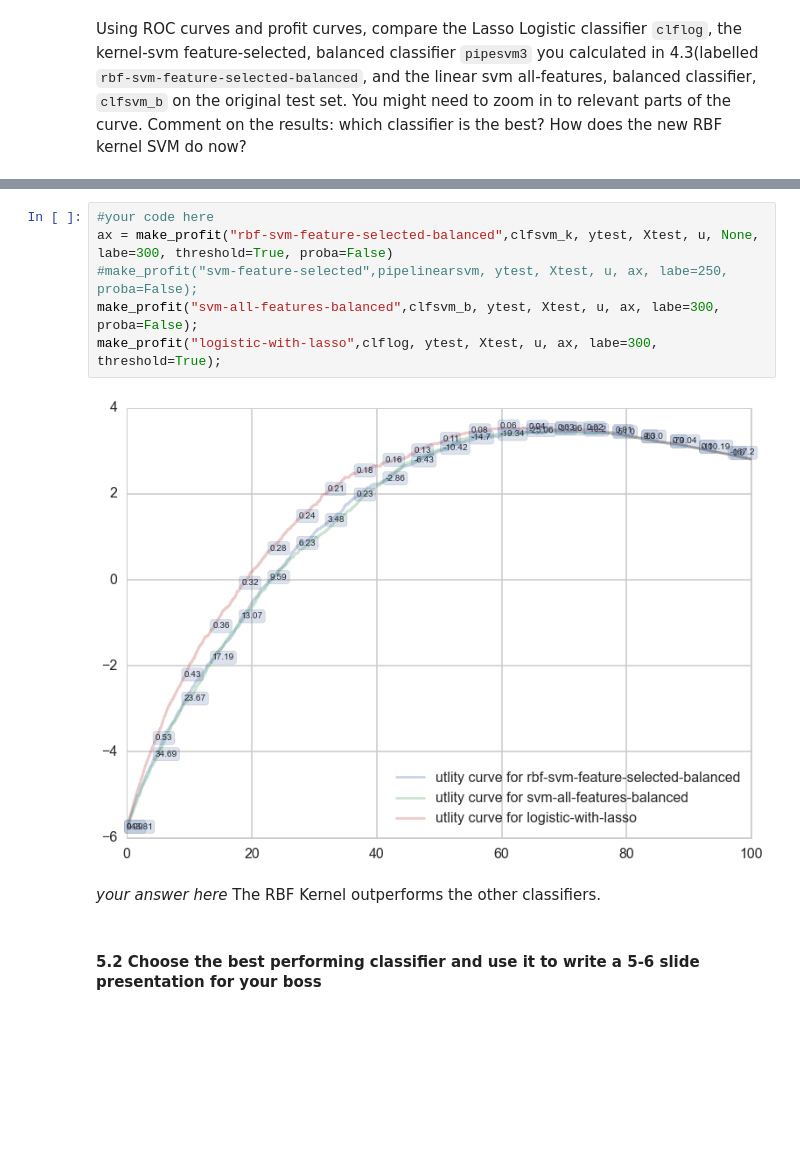
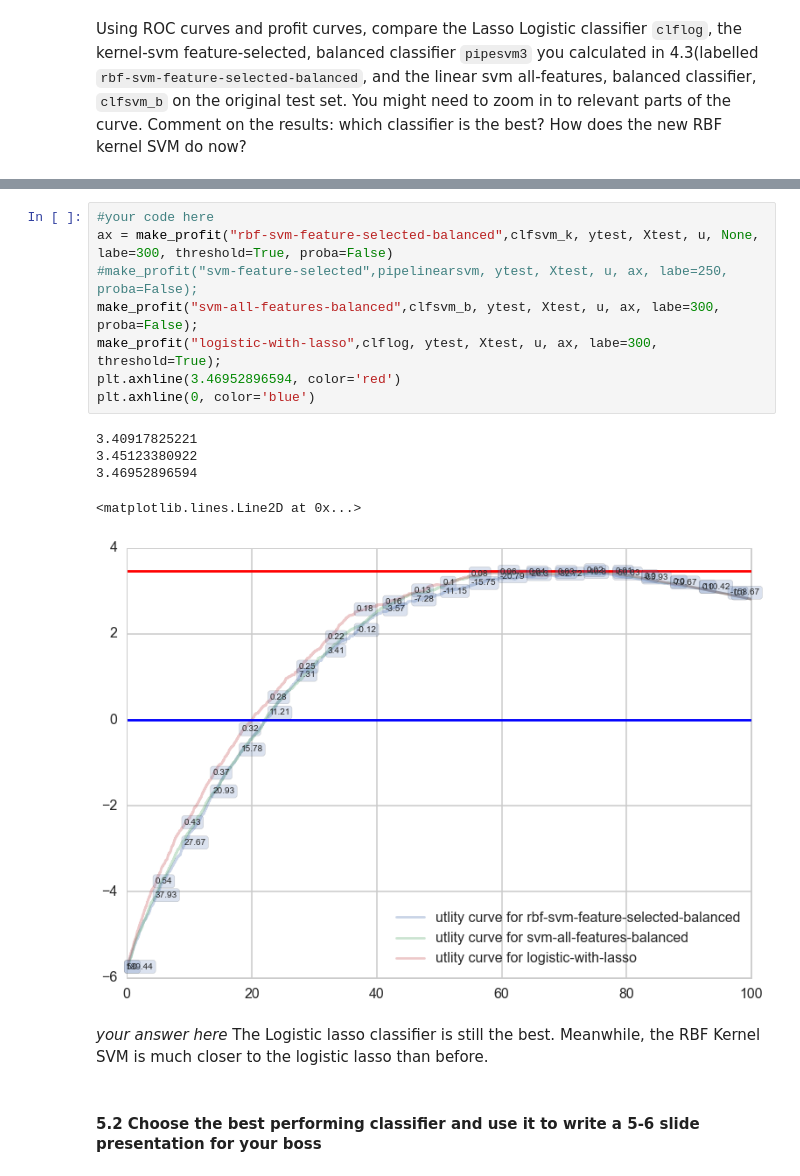
Before and after one commit to ciyer64/cs109-hw, a Jupyter notebook: hw3.ipynb, the cells around one changed output, grey strips where cells are left out. Drawn from its saved outputs; the diff is of its cells as text; blank space fills up the shorter version.

```diff
--- a/hw3.ipynb
+++ b/hw3.ipynb
@@ -1412,14 +1411,20 @@ with sns.color_palette("dark"):
 # %%
 #your code here
 ax = make_profit("rbf-svm-feature-selected-balanced",clfsvm_k, ytest, Xtest, u, None, labe=300, threshold=True, proba=False)
 #make_profit("svm-feature-selected",pipelinearsvm, ytest, Xtest, u, ax, labe=250, proba=False);
 make_profit("svm-all-features-balanced",clfsvm_b, ytest, Xtest, u, ax, labe=300, proba=False);
 make_profit("logistic-with-lasso",clflog, ytest, Xtest, u, ax, labe=300, threshold=True);
+plt.axhline(3.46952896594, color='red')
+plt.axhline(0, color='blue')
 # %% [output]
+3.40917825221
+3.45123380922
+3.46952896594
+<matplotlib.lines.Line2D at 0x...>
-[figure, old version]
+[figure, new version]
-# %% [markdown]
-*your answer here*
-The RBF Kernel outperforms the other classifiers.
+# %% [markdown]
+*your answer here*
+The Logistic lasso classifier is still the best.  Meanwhile, the RBF Kernel SVM is much closer to the logistic lasso than before.
 # %% [markdown]
 #### 5.2 Choose the best performing classifier and use it to write a 5-6 slide presentation for your boss
 # %% [markdown]
```
Also changed, not shown: parts of 26 cells of this notebook, 1 other file.
